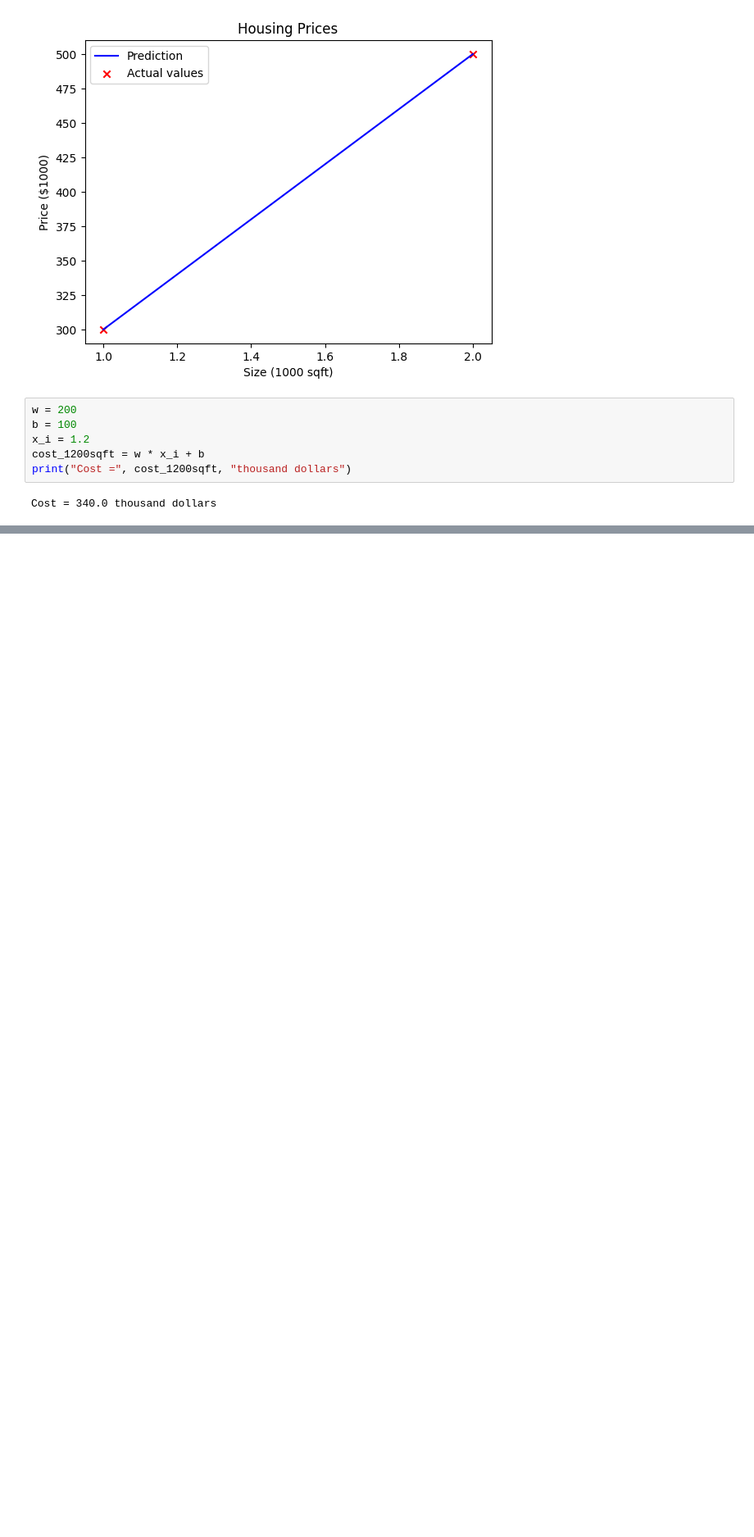
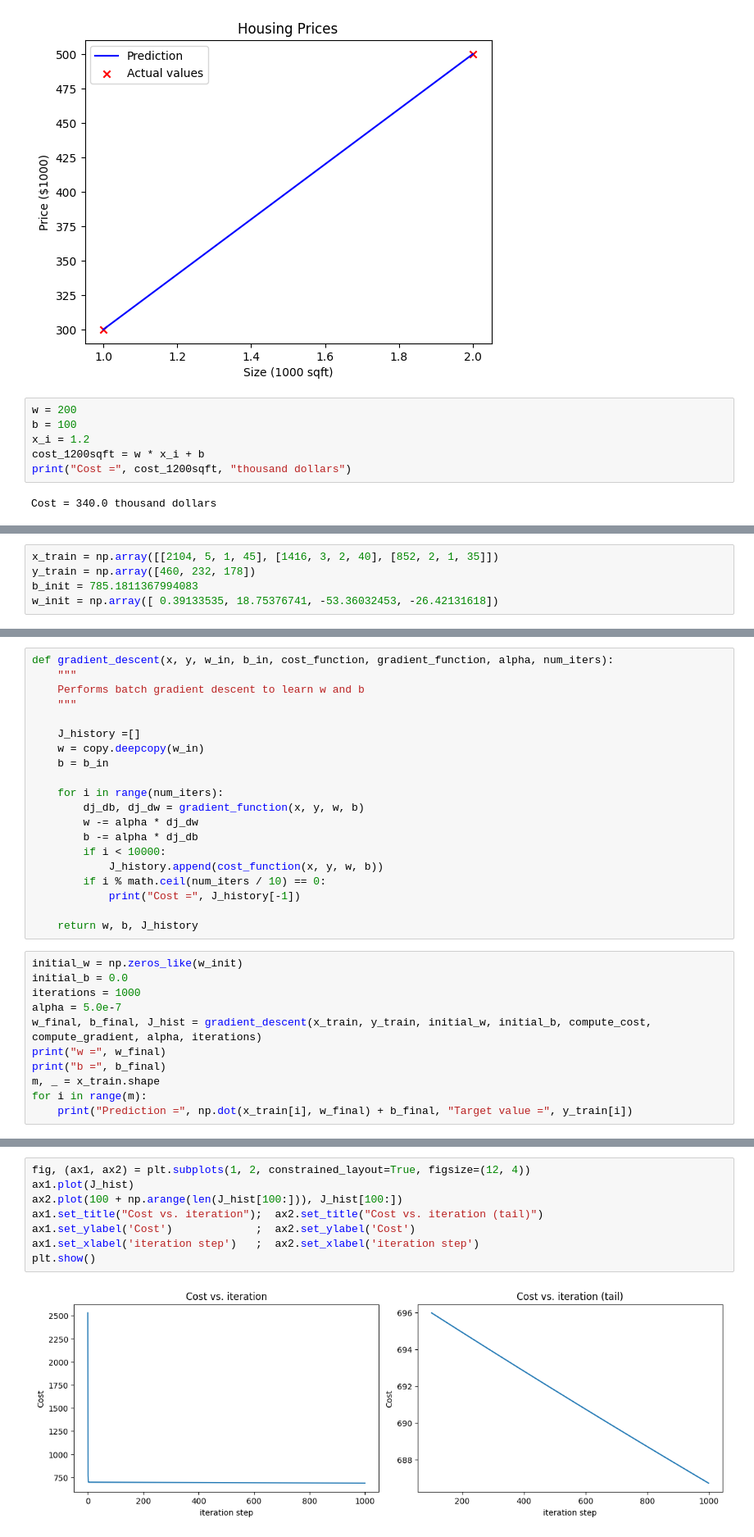
Before and after one commit to cambridge-quant/machine-learning, a Jupyter notebook: linear_regression.ipynb, the cells around one changed output, grey strips where cells are left out. Shown at 82% size. Drawn from its saved outputs; the diff is of its cells as text; blank space fills up the shorter version.

Commit message:
Updates to machine learning course

```diff
--- a/linear_regression.ipynb
+++ b/linear_regression.ipynb
@@ -59,0 +155,5 @@ Cost = 340.0 thousand dollars
+# %%
+x_train = np.array([[2104, 5, 1, 45], [1416, 3, 2, 40], [852, 2, 1, 35]])
+y_train = np.array([460, 232, 178])
+b_init = 785.1811367994083
+w_init = np.array([ 0.39133535, 18.75376741, -53.36032453, -26.42131618])
@@ -59,0 +240,31 @@ Cost = 340.0 thousand dollars
+# %%
+def gradient_descent(x, y, w_in, b_in, cost_function, gradient_function, alpha, num_iters):
+    """
+    Performs batch gradient descent to learn w and b
+    """
+
+    J_history =[]
+    w = copy.deepcopy(w_in)
+    b = b_in
+
+    for i in range(num_iters):
+        dj_db, dj_dw = gradient_function(x, y, w, b)
+        w -= alpha * dj_dw
+        b -= alpha * dj_db
+        if i < 10000:
+            J_history.append(cost_function(x, y, w, b))
+        if i % math.ceil(num_iters / 10) == 0:
+            print("Cost =", J_history[-1])
+
+    return w, b, J_history
+# %%
+initial_w = np.zeros_like(w_init)
+initial_b = 0.0
+iterations = 1000
+alpha = 5.0e-7
+w_final, b_final, J_hist = gradient_descent(x_train, y_train, initial_w, initial_b, compute_cost, compute_gradient, alpha, iterations)
+print("w =", w_final)
+print("b =", b_final)
+m, _ = x_train.shape
+for i in range(m):
+    print("Prediction =", np.dot(x_train[i], w_final) + b_final, "Target value =", y_train[i])
@@ -59,0 +287,10 @@ Cost = 340.0 thousand dollars
+# %%
+fig, (ax1, ax2) = plt.subplots(1, 2, constrained_layout=True, figsize=(12, 4))
+ax1.plot(J_hist)
+ax2.plot(100 + np.arange(len(J_hist[100:])), J_hist[100:])
+ax1.set_title("Cost vs. iteration");  ax2.set_title("Cost vs. iteration (tail)")
+ax1.set_ylabel('Cost')             ;  ax2.set_ylabel('Cost')
+ax1.set_xlabel('iteration step')   ;  ax2.set_xlabel('iteration step')
+plt.show()
+# %% [output]
+[figure, added]
```
Also changed, not shown: parts of 14 cells of this notebook.
